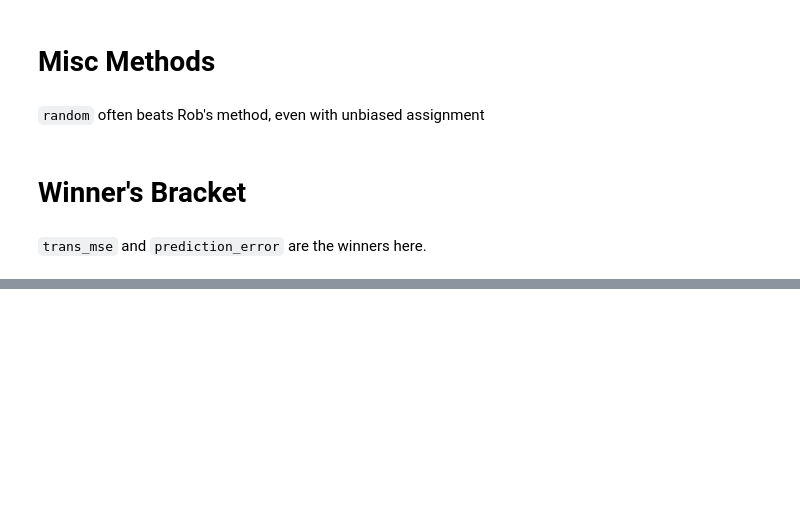
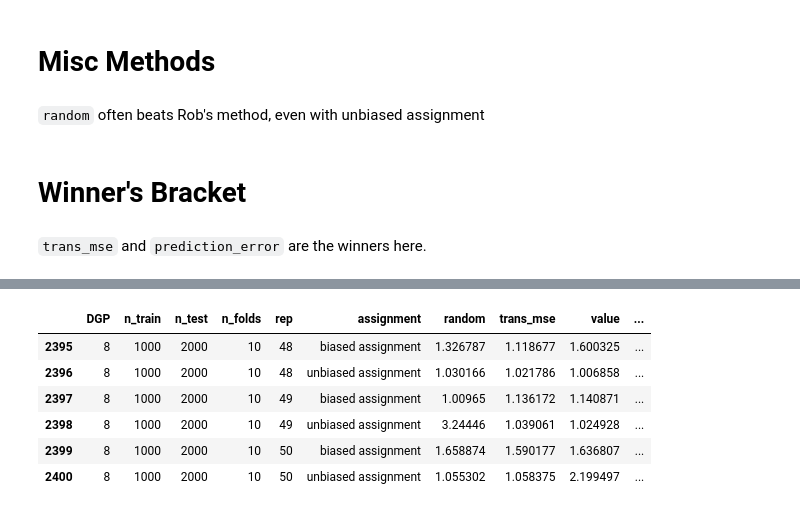
Before and after one commit to som-shahlab/ITE-model-selection, a Jupyter notebook: analyze-experiments.ipynb, the cells around one changed output, grey strips where cells are left out. Drawn from its saved outputs; the diff is of its cells as text; code cells hidden in the pictures; blank space fills up the shorter version.

```diff
--- a/analyze-experiments.ipynb
+++ b/analyze-experiments.ipynb
@@ -261,0 +261,15 @@ In log(rel_true_value): NaNs producedWarning message:
+# %%
+test_results = rel_results %>%
+    filter(selection_method %in% method_types$winner_methods) %>%
+    select(DGP, n_train, n_test, n_folds, rep, assignment, selection_method, rel_true_value) %>%
+    spread(selection_method, rel_true_value)
+# %%
+tail(test_results %>% data.frame)
+# %% [output]
+|  | DGP | n_train | n_test | n_folds | rep | assignment | random | trans_mse | value | ... |
+| 2395 | 8 | 1000 | 2000 | 10 | 48 | biased assignment | 1.326787 | 1.118677 | 1.600325 | ... |
+| 2396 | 8 | 1000 | 2000 | 10 | 48 | unbiased assignment | 1.030166 | 1.021786 | 1.006858 | ... |
+| 2397 | 8 | 1000 | 2000 | 10 | 49 | biased assignment | 1.00965 | 1.136172 | 1.140871 | ... |
+| 2398 | 8 | 1000 | 2000 | 10 | 49 | unbiased assignment | 3.24446 | 1.039061 | 1.024928 | ... |
+| 2399 | 8 | 1000 | 2000 | 10 | 50 | biased assignment | 1.658874 | 1.590177 | 1.636807 | ... |
+| 2400 | 8 | 1000 | 2000 | 10 | 50 | unbiased assignment | 1.055302 | 1.058375 | 2.199497 | ... |
```
Also changed, not shown: parts of 15 cells of this notebook, 11 other files.
